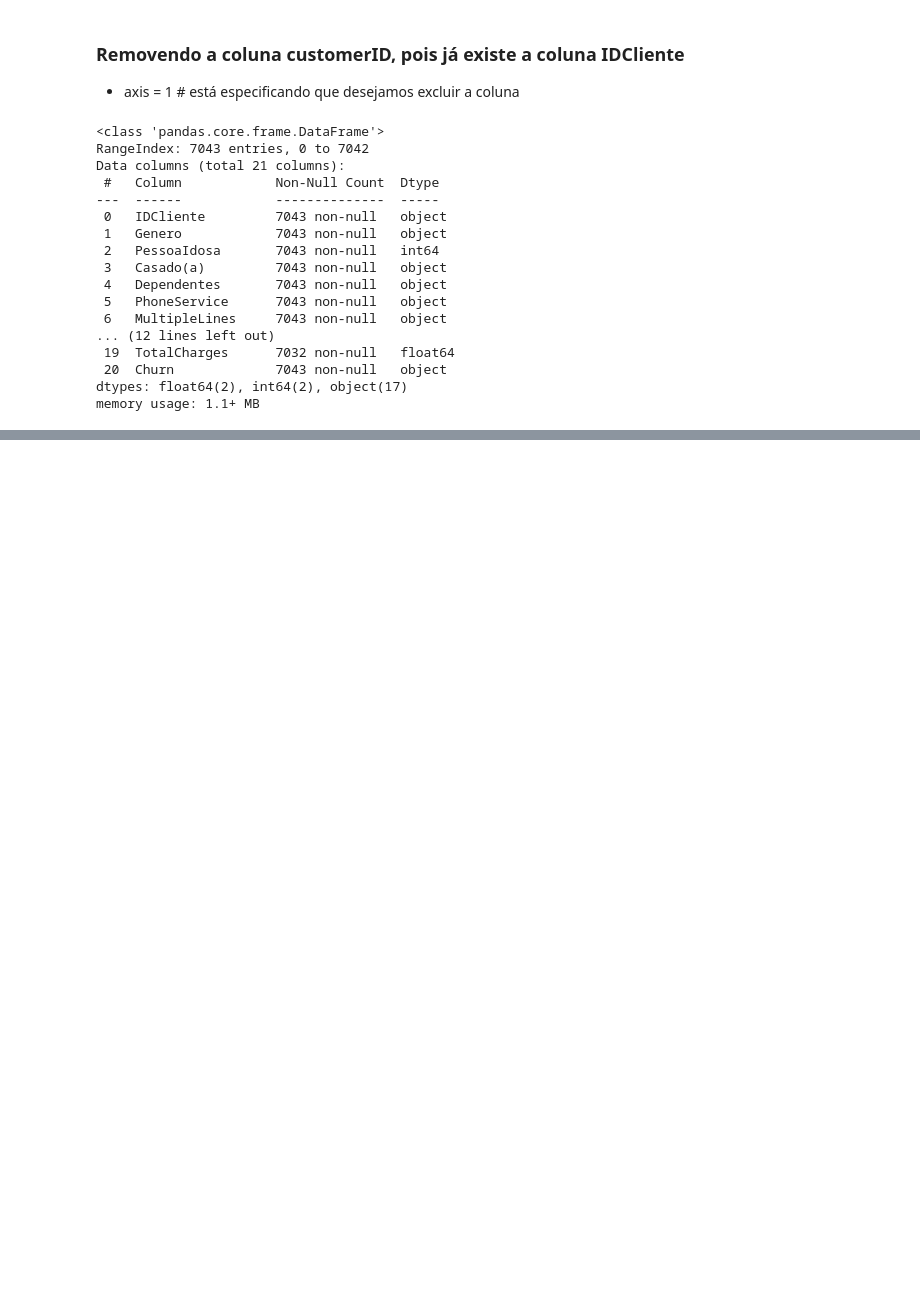
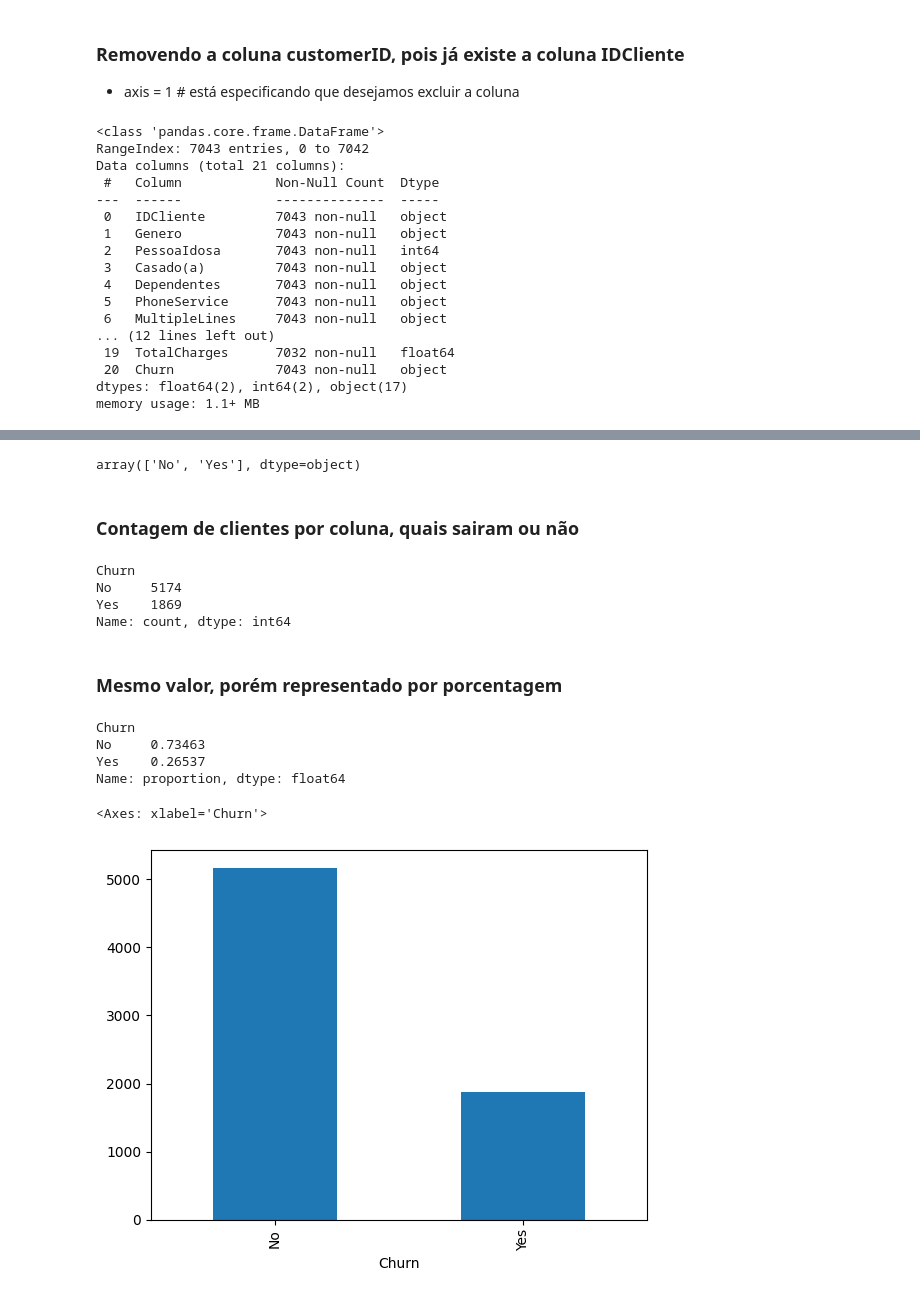
Before and after one commit to Rafael18/analise_de_dados, a Jupyter notebook: EDA/eda.ipynb, the cells around one changed output, grey strips where cells are left out. Saved outputs shown, nothing was run; the diff lists cells and outputs as text; code cells hidden in the pictures; blank space fills up the shorter version.

```diff
--- a/EDA/eda.ipynb
+++ b/EDA/eda.ipynb
@@ -450,0 +636,27 @@ memory usage: 1.1+ MB
+# %%
+df_churn['Churn'].unique()
+# %% [output]
+array(['No', 'Yes'], dtype=object)
+# %% [markdown]
+### Contagem de clientes por coluna, quais sairam ou não
+# %%
+df_churn['Churn'].value_counts()
+# %% [output]
+Churn
+No     5174
+Yes    1869
+Name: count, dtype: int64
+# %% [markdown]
+### Mesmo valor, porém representado por porcentagem
+# %%
+df_churn['Churn'].value_counts(normalize=True)
+# %% [output]
+Churn
+No     0.73463
+Yes    0.26537
+Name: proportion, dtype: float64
+# %%
+df_churn["Churn"].value_counts().plot.bar()
+# %% [output]
+<Axes: xlabel='Churn'>
+[figure, added]
```
Also changed, not shown: parts of 50 cells of this notebook.
